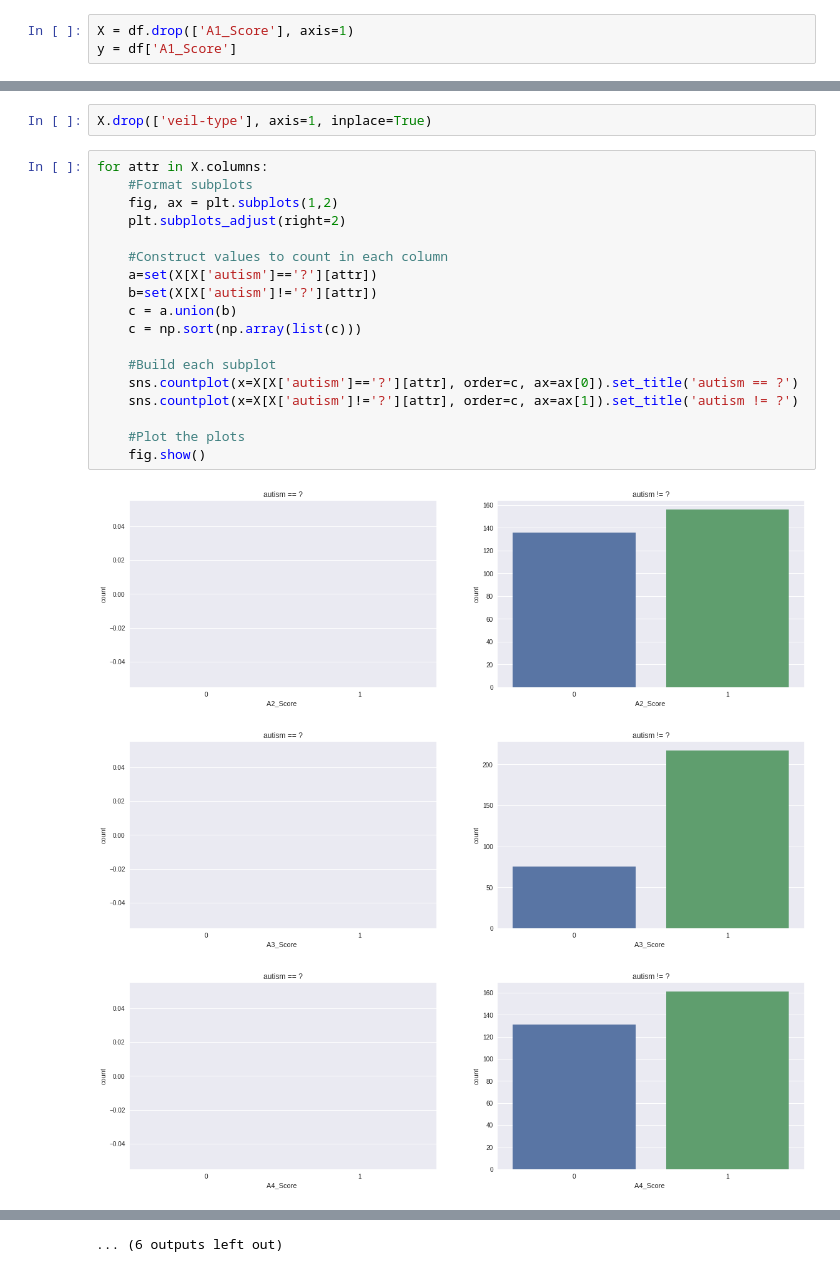
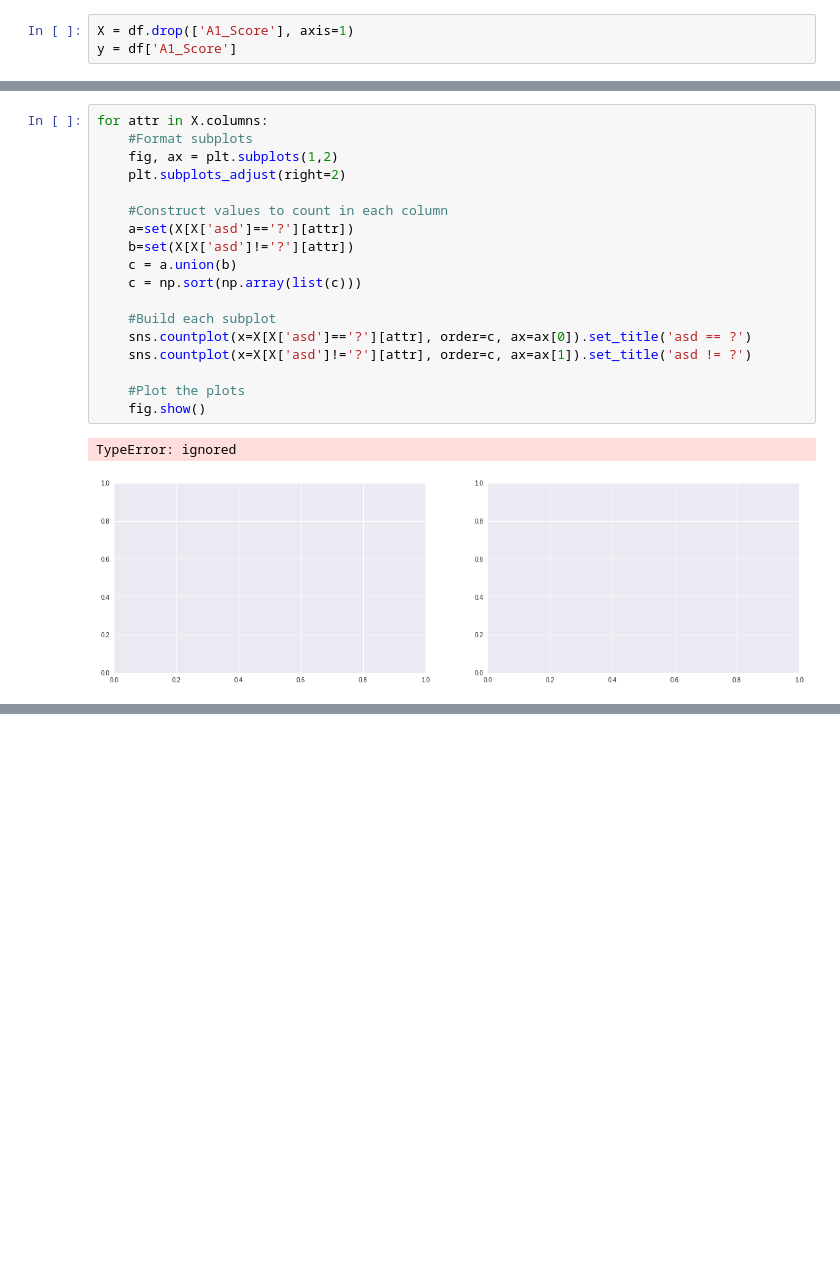
Before and after one commit to Anandharajan/DriverBehaviour, a Jupyter notebook: autism.ipynb, the cells around one changed output, grey strips where cells are left out. Saved outputs shown, nothing was run; the diff lists cells and outputs as text; blank space fills up the shorter version.

```diff
--- a/autism.ipynb
+++ b/autism.ipynb
@@ -98,25 +99,22 @@ YES    141
 Name: asd, dtype: int64
-# %%
-X.drop(['veil-type'], axis=1, inplace=True)
 # %%
 for attr in X.columns:
     #Format subplots
     fig, ax = plt.subplots(1,2)
     plt.subplots_adjust(right=2)
 
     #Construct values to count in each column
-    a=set(X[X['autism']=='?'][attr])
-    b=set(X[X['autism']!='?'][attr])
+    a=set(X[X['asd']=='?'][attr])
+    b=set(X[X['asd']!='?'][attr])
     c = a.union(b)
     c = np.sort(np.array(list(c)))
 
     #Build each subplot
-    sns.countplot(x=X[X['autism']=='?'][attr], order=c, ax=ax[0]).set_title('autism == ?')
-    sns.countplot(x=X[X['autism']!='?'][attr], order=c, ax=ax[1]).set_title('autism != ?')
+    sns.countplot(x=X[X['asd']=='?'][attr], order=c, ax=ax[0]).set_title('asd == ?')
+    sns.countplot(x=X[X['asd']!='?'][attr], order=c, ax=ax[1]).set_title('asd != ?')
 
     #Plot the plots
     fig.show()
 # %% [output]
+TypeError: ignored
-[figure, old version]
+[figure, new version]
-[figure, removed]
-[figure, removed]
@@ -132 +120,0 @@ for attr in X.columns:
-... (6 outputs left out)
```
Also changed, not shown: parts of 14 cells of this notebook.
